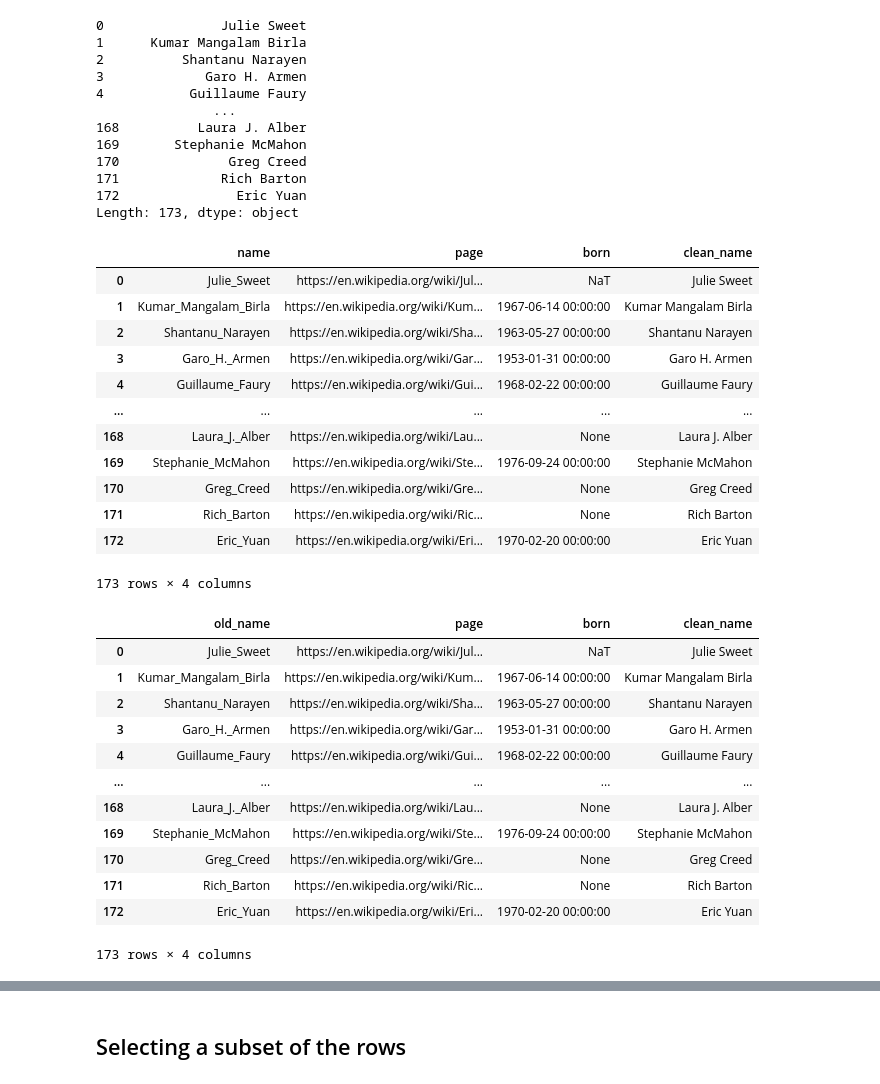
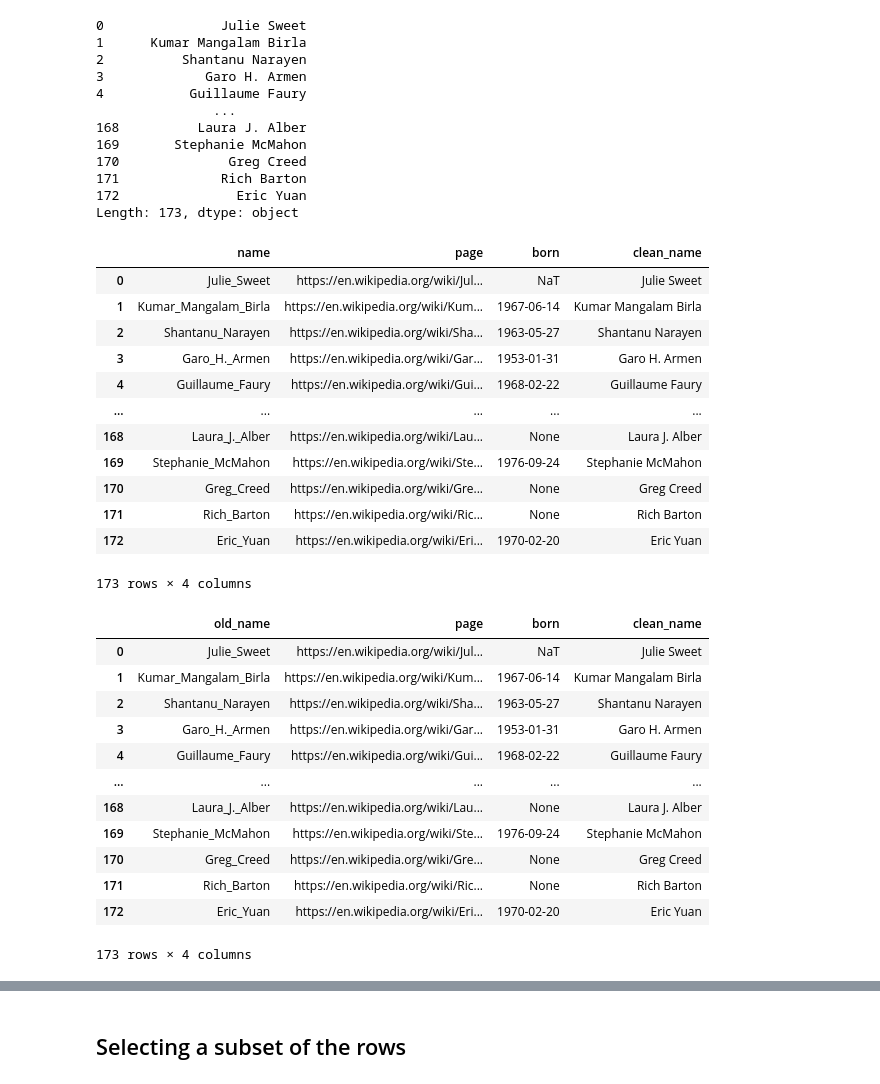
Before and after one commit to MarinaWolters/Coding-Tracker, a Jupyter notebook: W1_Data_Acquisition_Wrangling.ipynb, the cells around one changed output, grey strips where cells are left out. Drawn from its saved outputs; the diff is of its cells as text; code cells hidden in the pictures.

```diff
--- a/W1_Data_Acquisition_Wrangling.ipynb
+++ b/W1_Data_Acquisition_Wrangling.ipynb
@@ -237,13 +240,11 @@ pages
 # %% [markdown]
 ## Populating the Table with Executives
 # %%
-# Use lxml.etree.HTML(...) on the HTML content of each page to get a DOM tree that
-# can be processed via XPath to extract the bday information.  Store the CEO name,
-# webpage, and the birthdate (born) in exec_df.
+# Use lxml.etree.HTML(...) on the HTML content of each page to get a DOM tree that can be processed via XPath
+# to extract the bday information. Store the CEO name, webpage, and the birthdate (born) in exec_df.
 
-# We first check that the HTML content has a table of type `vcard`,
-# and then extract the `bday` information.  If there is no birthdate, the datetime
-# value is NaT (not a type).
+# We first check that the HTML content has a table of type `vcard`, and then extract the `bday` information.
+# If there is no birthdate, the datetime value is NaT (not a type).
 
 from lxml import etree
 
@@ -254,12 +255,12 @@ for page in pages:
     url = page.geturl()
     bday = tree.xpath('//table[contains(@class,"vcard")]//span[@class="bday"]/text()')
     if len(bday) > 0:
-        name = url[url.rfind('/') +1:]                 # name is the part of the URL after the last /
+        name = url[url.rfind('/') +1:]                # name is the part of the URL after the last /
         exec_df = exec_df.append({'name': name, 'page': url,
-                   'born': datetime.datetime.strptime(bday[0], "%Y-%m-%d")}, ignore_index=True)   # 'born': datetime.datetime.strptime(bday[0], '%Y-%m-%d')
+                   'born': datetime.datetime.strptime(bday[0],
+                   '%Y-%m-%d')}, ignore_index=True)   # 'born': datetime.datetime.strptime(bday[0], '%Y-%m-%d')
     else:
-            exec_df = exec_df.append({'name': url[url.rfind('/')+1:], 'page': url
-                                      , 'born': None}, ignore_index=True)
+        exec_df = exec_df.append({'name': url[url.rfind('/')+1:], 'page': url, 'born': None}, ignore_index=True)
 
 exec_df
 # %% [output]
@@ -290,15 +291,16 @@ exec_df.index
 # %% [output]
 RangeIndex(start=0, stop=173, step=1)
 # %%
-#exec_df['born'].index
-#for i in range(len(exec_df)):
-  #bday = exec_df['born'][i]
-  #print(bday)
-  #if bday == None or str(bday) == "NaT":
-  #  continue
-  #newbday = bday.strftime("%Y-%m-%d")
-  #print(newbday)
-  #exec_df['born'][i] = newbday
+# Marina: Removes timestamp from born, leaving only DOB
+exec_df['born'].index
+for i in range(len(exec_df)):
+  bday = exec_df['born'][i]
+  print(bday)
+  if bday == None or str(bday) == "NaT":
+   continue
+  newbday = bday.strftime("%Y-%m-%d")
+  print(newbday)
+  exec_df['born'][i] = newbday
 
-exec_df['born']
+#exec_df['born']
 # %% [output]
@@ -445,31 +452,32 @@ exec_df
 # %% [output]
 |  | name | page | born | clean_name |
 | 0 | Julie_Sweet | https://en.wikipedia.org/wiki/Jul... | NaT | Julie Sweet |
-| 1 | Kumar_Mangalam_Birla | https://en.wikipedia.org/wiki/Kum... | 1967-06-14 00:00:00 | Kumar Mangalam Birla |
-| 2 | Shantanu_Narayen | https://en.wikipedia.org/wiki/Sha... | 1963-05-27 00:00:00 | Shantanu Narayen |
-| 3 | Garo_H._Armen | https://en.wikipedia.org/wiki/Gar... | 1953-01-31 00:00:00 | Garo H. Armen |
-| 4 | Guillaume_Faury | https://en.wikipedia.org/wiki/Gui... | 1968-02-22 00:00:00 | Guillaume Faury |
+| 1 | Kumar_Mangalam_Birla | https://en.wikipedia.org/wiki/Kum... | 1967-06-14 | Kumar Mangalam Birla |
+| 2 | Shantanu_Narayen | https://en.wikipedia.org/wiki/Sha... | 1963-05-27 | Shantanu Narayen |
+| 3 | Garo_H._Armen | https://en.wikipedia.org/wiki/Gar... | 1953-01-31 | Garo H. Armen |
+| 4 | Guillaume_Faury | https://en.wikipedia.org/wiki/Gui... | 1968-02-22 | Guillaume Faury |
 | ... | ... | ... | ... | ... |
 | 168 | Laura_J._Alber | https://en.wikipedia.org/wiki/Lau... | None | Laura J. Alber |
-| 169 | Stephanie_McMahon | https://en.wikipedia.org/wiki/Ste... | 1976-09-24 00:00:00 | Stephanie McMahon |
+| 169 | Stephanie_McMahon | https://en.wikipedia.org/wiki/Ste... | 1976-09-24 | Stephanie McMahon |
 | 170 | Greg_Creed | https://en.wikipedia.org/wiki/Gre... | None | Greg Creed |
 | 171 | Rich_Barton | https://en.wikipedia.org/wiki/Ric... | None | Rich Barton |
-| 172 | Eric_Yuan | https://en.wikipedia.org/wiki/Eri... | 1970-02-20 00:00:00 | Eric Yuan |
+| 172 | Eric_Yuan | https://en.wikipedia.org/wiki/Eri... | 1970-02-20 | Eric Yuan |
 173 rows × 4 columns
 # %%
 # Renames the column 'name' with 'old_name'
-exec_df.rename(columns={'name': 'old_name'})
+exec_df.rename(columns={'name': 'old_name'}, inplace=True)
+exec_df
 # %% [output]
 |  | old_name | page | born | clean_name |
 | 0 | Julie_Sweet | https://en.wikipedia.org/wiki/Jul... | NaT | Julie Sweet |
-| 1 | Kumar_Mangalam_Birla | https://en.wikipedia.org/wiki/Kum... | 1967-06-14 00:00:00 | Kumar Mangalam Birla |
-| 2 | Shantanu_Narayen | https://en.wikipedia.org/wiki/Sha... | 1963-05-27 00:00:00 | Shantanu Narayen |
-| 3 | Garo_H._Armen | https://en.wikipedia.org/wiki/Gar... | 1953-01-31 00:00:00 | Garo H. Armen |
-| 4 | Guillaume_Faury | https://en.wikipedia.org/wiki/Gui... | 1968-02-22 00:00:00 | Guillaume Faury |
+| 1 | Kumar_Mangalam_Birla | https://en.wikipedia.org/wiki/Kum... | 1967-06-14 | Kumar Mangalam Birla |
+| 2 | Shantanu_Narayen | https://en.wikipedia.org/wiki/Sha... | 1963-05-27 | Shantanu Narayen |
+| 3 | Garo_H._Armen | https://en.wikipedia.org/wiki/Gar... | 1953-01-31 | Garo H. Armen |
+| 4 | Guillaume_Faury | https://en.wikipedia.org/wiki/Gui... | 1968-02-22 | Guillaume Faury |
 | ... | ... | ... | ... | ... |
 | 168 | Laura_J._Alber | https://en.wikipedia.org/wiki/Lau... | None | Laura J. Alber |
-| 169 | Stephanie_McMahon | https://en.wikipedia.org/wiki/Ste... | 1976-09-24 00:00:00 | Stephanie McMahon |
+| 169 | Stephanie_McMahon | https://en.wikipedia.org/wiki/Ste... | 1976-09-24 | Stephanie McMahon |
 | 170 | Greg_Creed | https://en.wikipedia.org/wiki/Gre... | None | Greg Creed |
 | 171 | Rich_Barton | https://en.wikipedia.org/wiki/Ric... | None | Rich Barton |
-| 172 | Eric_Yuan | https://en.wikipedia.org/wiki/Eri... | 1970-02-20 00:00:00 | Eric Yuan |
+| 172 | Eric_Yuan | https://en.wikipedia.org/wiki/Eri... | 1970-02-20 | Eric Yuan |
 173 rows × 4 columns
```
Also changed, not shown: parts of 44 cells of this notebook.
